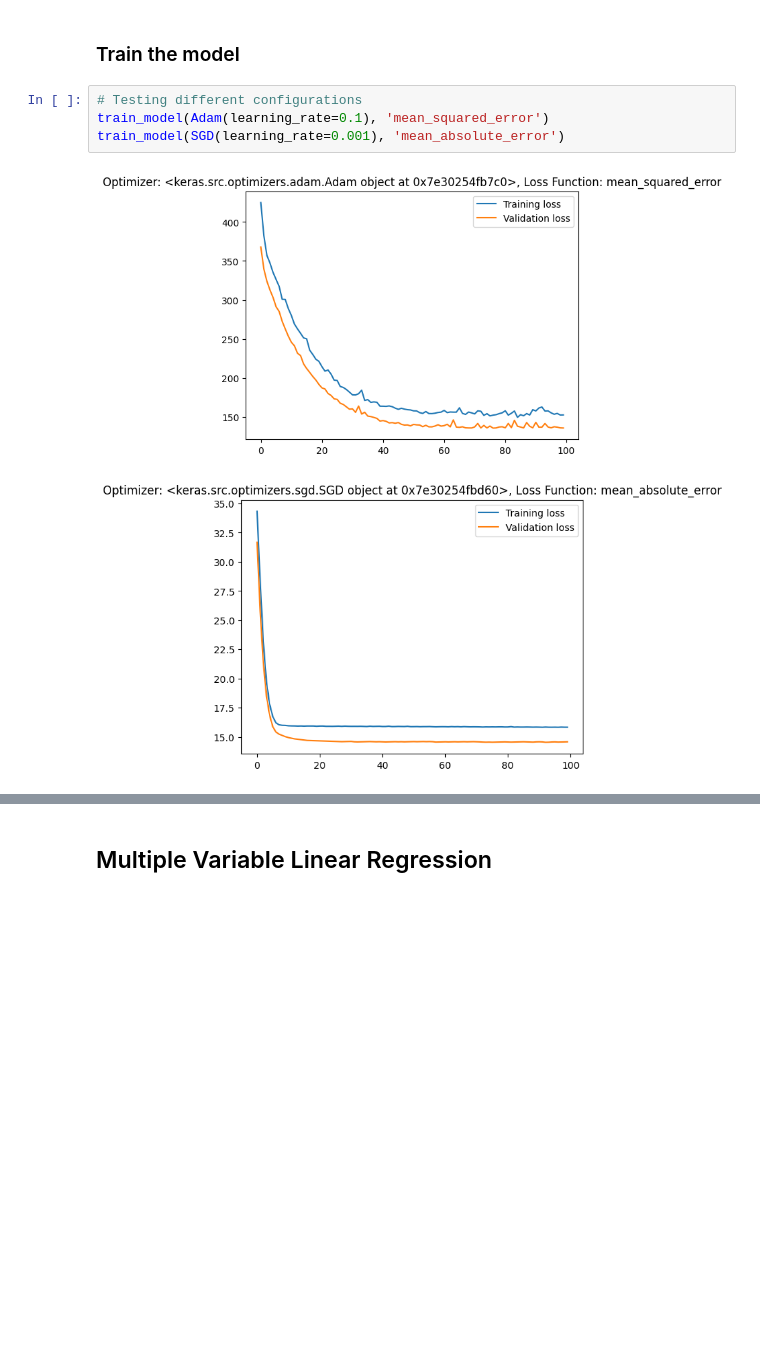
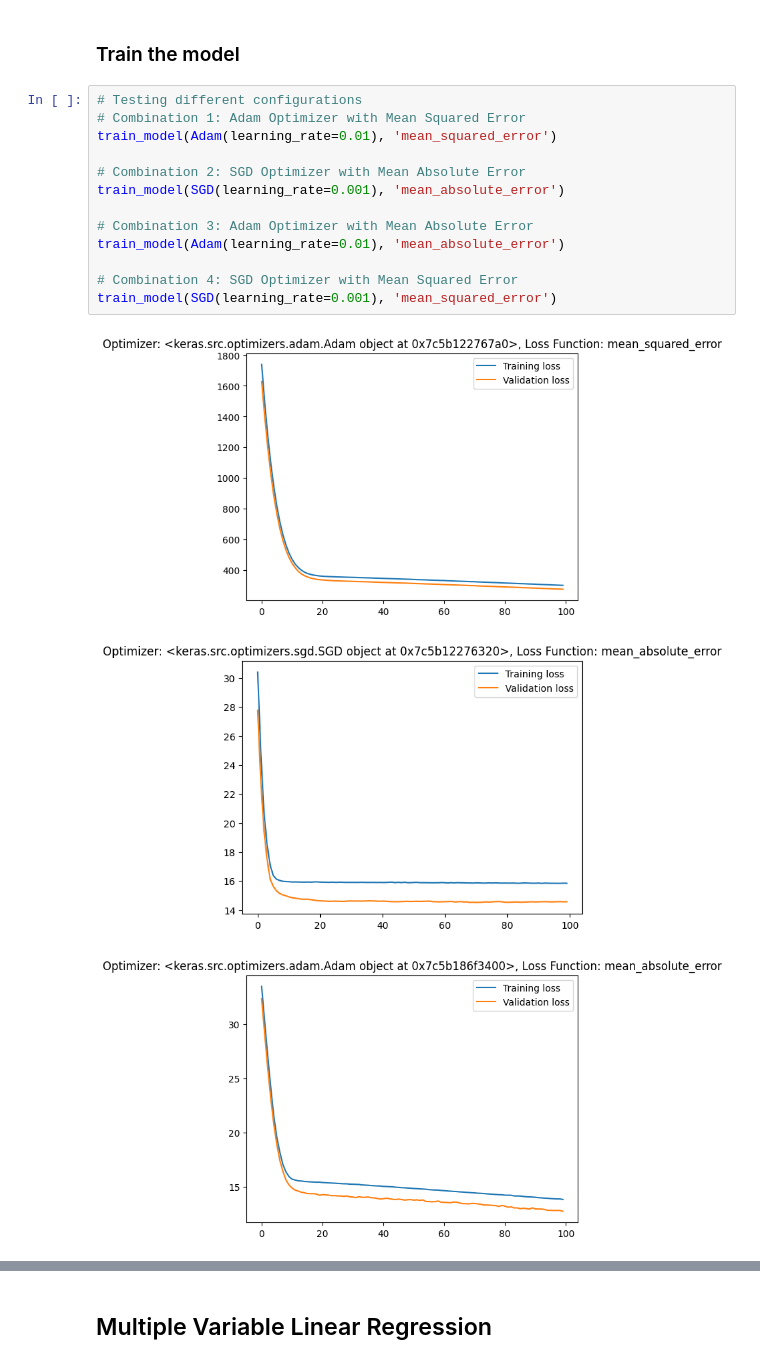
Before and after one commit to tombackert/CS411-ml-for-ds, a Jupyter notebook: Project_2_Hyperparameter_Exploration_in_Linear_Regression_Models.ipynb, the cells around one changed output, grey strips where cells are left out. Drawn from its saved outputs; the diff is of its cells as text; blank space fills up the shorter version.

```diff
--- a/Project_2_Hyperparameter_Exploration_in_Linear_Regression_Models.ipynb
+++ b/Project_2_Hyperparameter_Exploration_in_Linear_Regression_Models.ipynb
@@ -99,10 +138,20 @@ def train_model(optimizer, loss_function):
     plt.show()
 # %% [markdown]
 ### Train the model
-# %%
-# Testing different configurations
-train_model(Adam(learning_rate=0.1), 'mean_squared_error')
-train_model(SGD(learning_rate=0.001), 'mean_absolute_error')
-# %% [output]
-[figure, removed]
-[figure, removed]
+# %%
+# Testing different configurations
+# Combination 1: Adam Optimizer with Mean Squared Error
+train_model(Adam(learning_rate=0.01), 'mean_squared_error')
+
+# Combination 2: SGD Optimizer with Mean Absolute Error
+train_model(SGD(learning_rate=0.001), 'mean_absolute_error')
+
+# Combination 3: Adam Optimizer with Mean Absolute Error
+train_model(Adam(learning_rate=0.01), 'mean_absolute_error')
+
+# Combination 4: SGD Optimizer with Mean Squared Error
+train_model(SGD(learning_rate=0.001), 'mean_squared_error')
+# %% [output]
+[figure, added]
+[figure, added]
+[figure, added]
```
Also changed, not shown: parts of 24 cells of this notebook.
